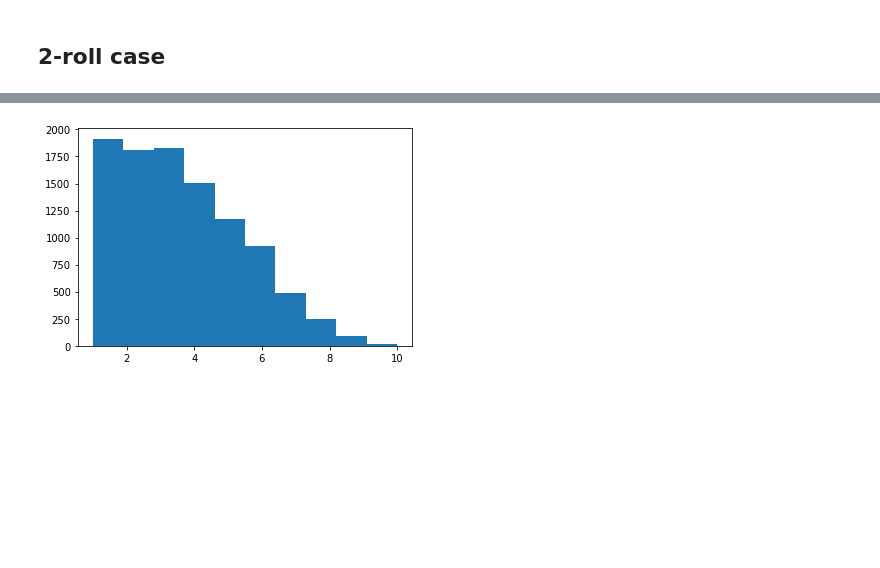
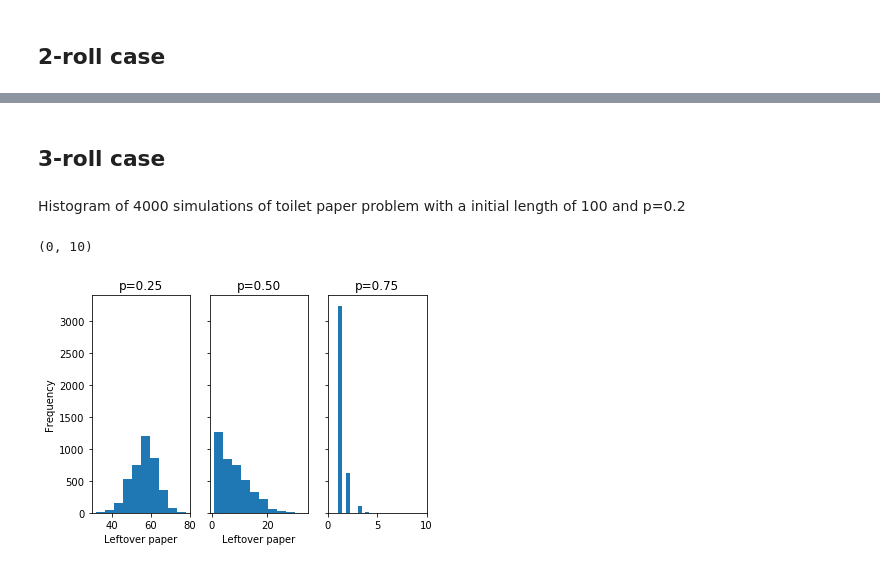
Before and after one commit to Kevin-Luyu/Semester2-Final-Project, a Jupyter notebook: toilet_paper.ipynb, the cells around one changed output, grey strips where cells are left out. Saved outputs shown, nothing was run; the diff lists cells and outputs as text; code cells hidden in the pictures; blank space fills up the shorter version.

Commit message:
add 3-roll scenario

```diff
--- a/toilet_paper.ipynb
+++ b/toilet_paper.ipynb
@@ -38,8 +54,35 @@ def simulation(trial,num,p):
     for i in range(trial):
         res.append(leftOver(num,p))
     return res
-# %%
-plt.hist(simulation(10000,10,0.5))
-plt.show()
-# %% [output]
-[figure, removed]
+# %% [markdown]
+## 3-roll case
+# %%
+def leftOver(num,p):
+    n=num
+    m=num
+    k=num
+    while (n+m+k>max(n,m,k)):
+        r=random.random()
+        if (r<p):
+            maxNum=max(n,m,k)
+            if (n==maxNum):
+                n=n-1
+            elif (m==maxNum):
+                m=m-1
+            elif (k==maxNum):
+                k=k-1
+        else:
+            temp=[n,m,k]
+            minNum=min([i for i in temp if i>0])
+            if (n==minNum):
+                n=n-1
+            elif (m==minNum):
+                m=m-1
+            elif (k==minNum):
+                k=k-1
+    return max(m,n,k)
+def simulation(trial,num,p):
+    res=[]
+    for j in range(trial):
+        res.append(leftOver(num,p))
+    return res
@@ -45,0 +111,20 @@ plt.show()
+# %% [markdown]
+Histogram of 4000 simulations of toilet paper problem with a initial length of 100 and p=0.2
+# %%
+fig, (ax1, ax2, ax3) = plt.subplots(1,3,sharey=True)
+ax1.hist(simulation(4000,100,0.25))
+ax1.set_title('p=0.25')
+ax1.set_xlabel('Leftover paper')
+ax1.set_ylabel('Frequency')
+
+ax2.hist(simulation(4000,100,0.50))
+ax2.set_title('p=0.50')
+ax2.set_xlabel('Leftover paper')
+
+ax3.hist(simulation(4000,100,0.75))
+ax3.set_title('p=0.75')
+ax2.set_xlabel('Leftover paper')
+ax3.set_xlim(0, 10)
+# %% [output]
+(0, 10)
+[figure, added]
```
Also changed, not shown: parts of 10 cells of this notebook.
